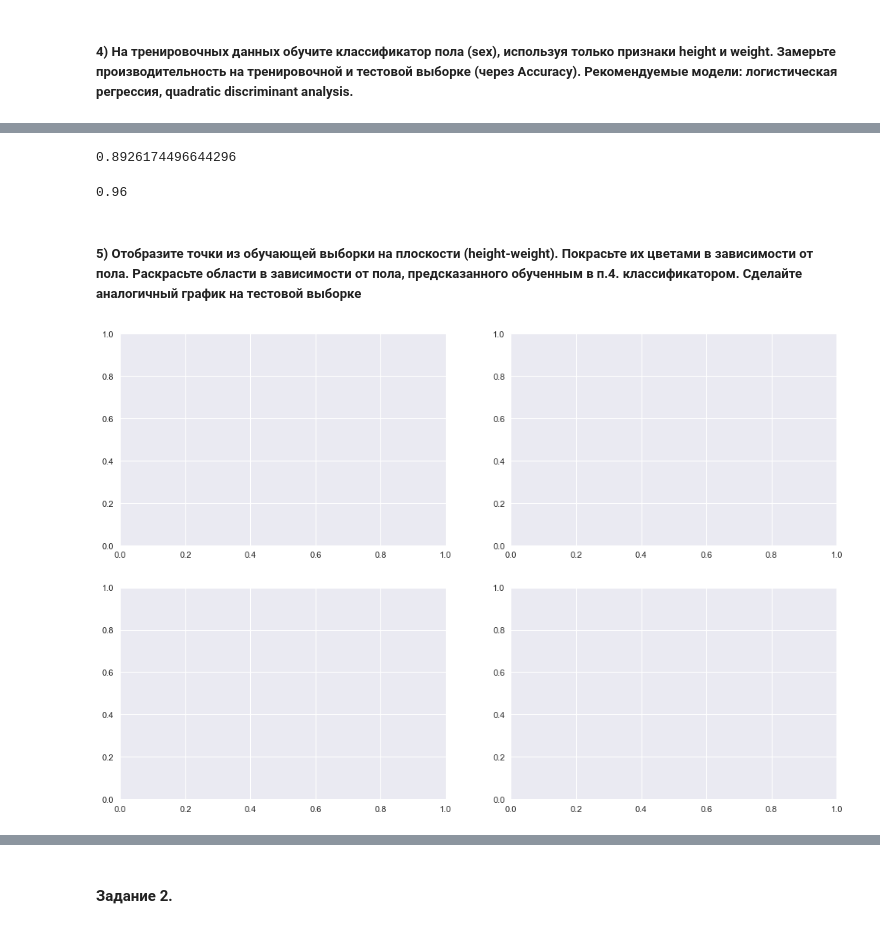
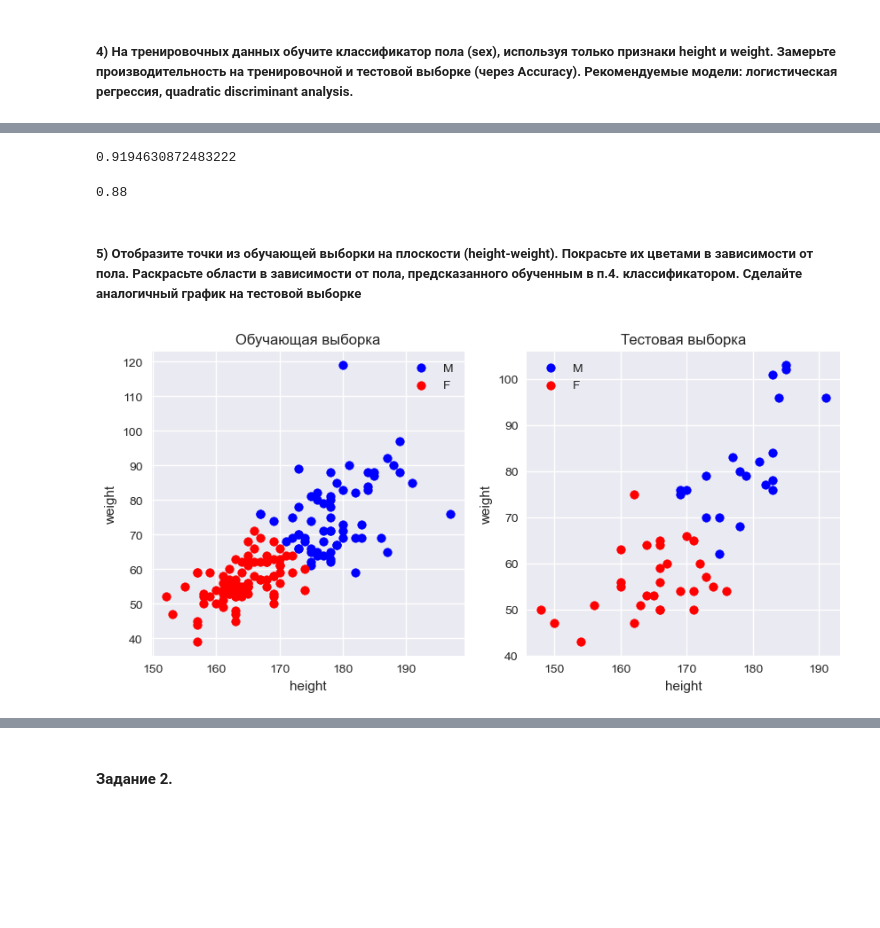
Before and after one commit to lazarevskiVsg/lab2, a Jupyter notebook: 2 ЛР - Лымарь Сергей ИДБ-19-10.ipynb, the cells around one changed output, grey strips where cells are left out. Drawn from its saved outputs; the diff is of its cells as text; code cells hidden in the pictures; blank space fills up the shorter version.

```diff
--- a/2 ЛР - Лымарь Сергей ИДБ-19-10.ipynb
+++ b/2 ЛР - Лымарь Сергей ИДБ-19-10.ipynb
@@ -143,7 +142,7 @@ df.drop(["repwt", "repht"], axis=1)
 | 199 | M | 79 | 177 |
 200 rows × 3 columns
 # %%
-df = df[np.logical_and(df['height'] > 100, df['weвight'] < 150)]
+df = df[np.logical_and(df['height'] > 100, df['weight'] < 150)]
 # %% [markdown]
 ##### 2) Выделите тестовую выборку из 50 экземпляров
 # %%
@@ -230,23 +229,53 @@ X_train = train.loc[:, ["height", "weight"]].to_numpy()
 clf = LogisticRegression().fit(X_train, y_train)
 clf.score(X_train, y_train) # Обучающая выборка
 # %% [output]
-0.8926174496644296
+0.9194630872483222
 # %%
 y_test = test["sex"].to_numpy()
 X_test = test.loc[:, ["height", "weight"]].to_numpy()
 clf.score(X_test, y_test) # Тестовая выборка
 # %% [output]
-0.96
+0.88
 # %% [markdown]
 ##### 5) Отобразите точки из обучающей выборки на плоскости (height-weight). Покрасьте их цветами в зависимости от пола. Раскрасьте области в зависимости от пола, предсказанного обученным в п.4. классификатором. Сделайте аналогичный график на тестовой выборке
 # %%
 predicts = clf.predict(X_train)
 # %%
-fig = plt.figure(figsize=(15, 10), dpi=80)
+figure = plt.figure(figsize=(10, 10), dpi=100)
+ax = figure.add_subplot(2, 2, 1)
 
-ax_1 = fig.add_subplot(2, 2, 1);
-ax_2 = fig.add_subplot(2, 2, 2);
-ax_3 = fig.add_subplot(2, 2, 3);
-ax_4 = fig.add_subplot(2, 2, 4);
+x1_min, x1_max = X_train[:, 0].min() - 0.5, X_train[:, 1].max()+0.5
+x2_min, x2_max = X_train[:, 0].min() - 0.5, X_train[:, 1].max()+0.5
+
+xx1, xx2 = np.mgrid[x1_min:x1_max:50j, x2_min:x2_max:50j]
+X_pred = np.column_stack([xx1.reshape(-1), xx2.reshape(-1)])
+y_pred = clf.predict(X_pred)
+
+ax.scatter(X_train[predicts == 0][:, 0], X_train[predicts == 0][:, 1], color='blue', label='M')
+ax.scatter(X_train[predicts == 1][:, 0], X_train[predicts == 1][:, 1], color='red', label='F')
+ax.set_ylabel('weight')
+ax.set_xlabel('height')
+ax.set_title('Обучающая выборка')
+ax.legend()
+
+
+x1_min, x1_max = X_test[:, 0].min() - 0.5, X_test[:, 1].max()+0.5
+x2_min, x2_max = X_test[:, 0].min() - 0.5, X_test[:, 1].max()+0.5
+
+xx1, xx2 = np.mgrid[x1_min:x1_max:50j, x2_min:x2_max:50j]
+X_pred = np.column_stack([xx1.reshape(-1), xx2.reshape(-1)])
+y_pred = clf.predict(X_pred)
+
+
+ax = figure.add_subplot(2, 2, 2)
+
+predicts = clf.predict(X_test)
+ax.scatter(X_test[predicts == 0][:, 0], X_test[predicts == 0][:, 1], color='blue', label='M')
+ax.scatter(X_test[predicts == 1][:, 0], X_test[predicts == 1][:, 1], color='red', label='F')
+ax.set_ylabel('weight')
+ax.set_xlabel('height')
+ax.set_title('Тестовая выборка')
+ax.legend()
+plt.show()
 # %% [output]
-[figure, old version]
+[figure, new version]
```
Also changed, not shown: parts of 10 cells of this notebook.
